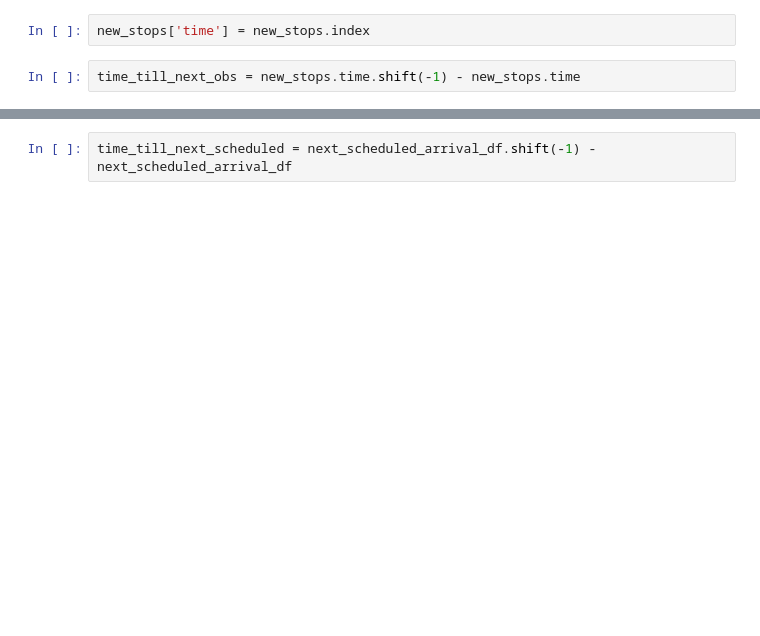
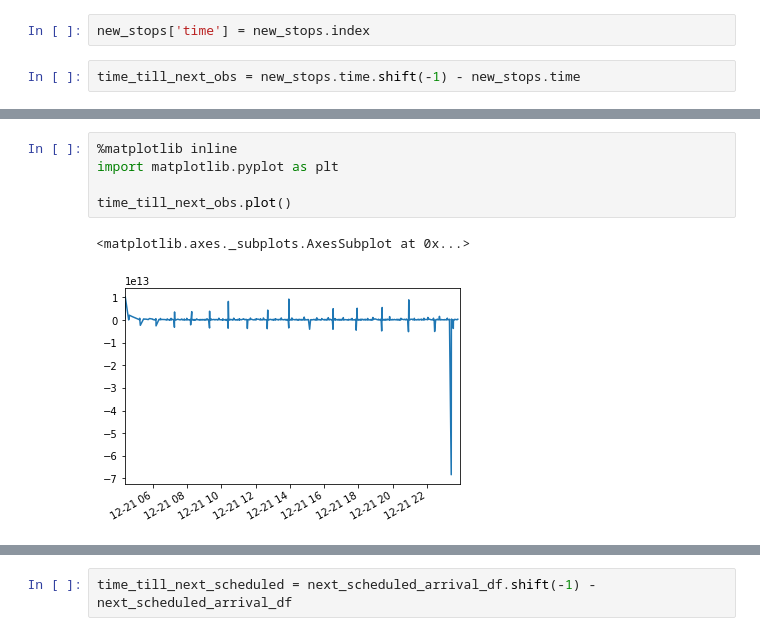
Before and after one commit to b-koopman/MTADelayPredict, a Jupyter notebook: Notebooks/DataExploration.ipynb, the cells around one changed output, grey strips where cells are left out. Cells and saved outputs as stored; diff of their text form; blank space fills up the shorter version.

```diff
--- a/Notebooks/DataExploration.ipynb
+++ b/Notebooks/DataExploration.ipynb
@@ -371,3 +365,11 @@ Name: time, dtype: timedelta64[ns]
+# %%
+%matplotlib inline
+import matplotlib.pyplot as plt
+
+time_till_next_obs.plot()
+# %% [output]
+<matplotlib.axes._subplots.AxesSubplot at 0x...>
+[figure, added]
 # %%
 next_scheduled_arrival_df['R16N']
 # %% [output]
```
Also changed, not shown: parts of 7 cells of this notebook.
